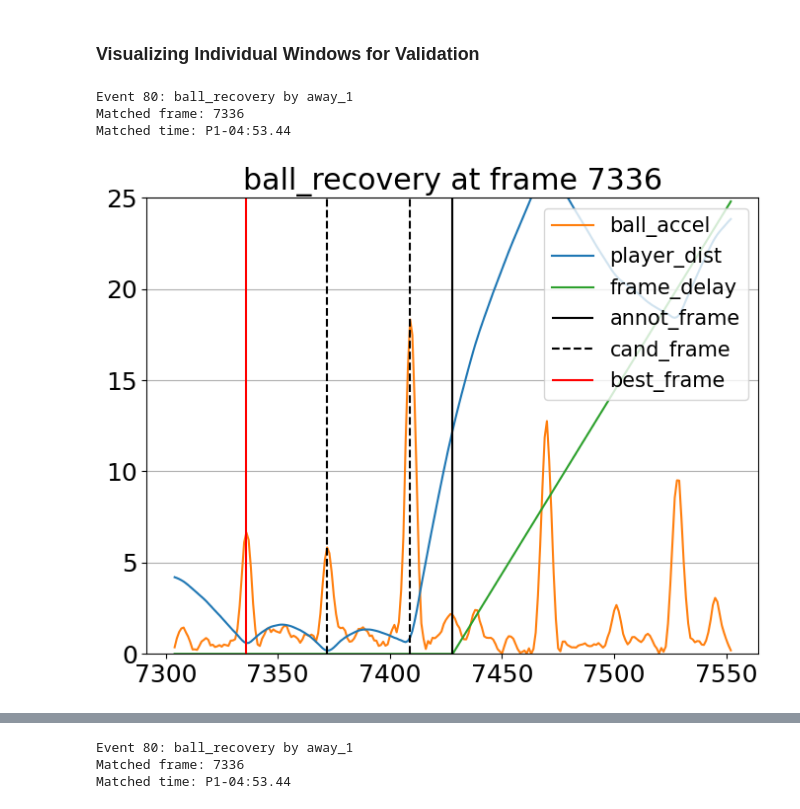
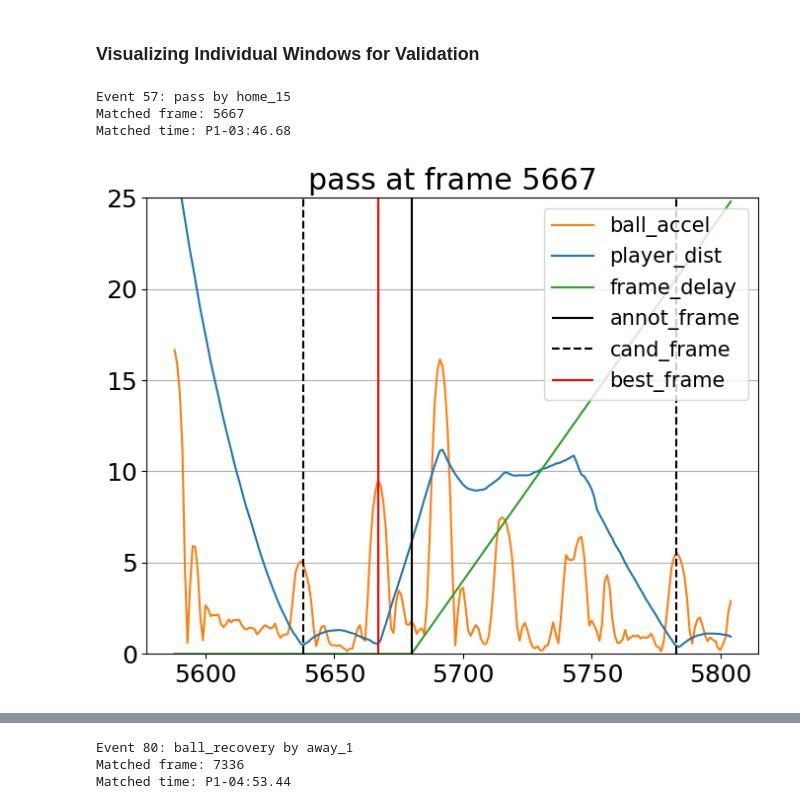
Before and after one commit to hyunsungkim-ds/elastic, a Jupyter notebook: tutorial.ipynb, the cells around one changed output, grey strips where cells are left out. Saved outputs shown, nothing was run; the diff lists cells and outputs as text; code cells hidden in the pictures.

```diff
--- a/tutorial.ipynb
+++ b/tutorial.ipynb
@@ -31,32 +36,32 @@ events = find_spadl_event_types(events)
 events[events["spadl_type"].isna()]["action_type"].value_counts()
 
 trace_files = np.sort([f for f in os.listdir(config.TRACKING_DIR) if f.endswith(".parquet")])
-game_id = trace_files[file_idx].split(".")[0]
+match_id = trace_files[file_idx].split(".")[0]
 
 lineups = pd.read_parquet(config.LINEUP_PATH)
-game_lineup = lineups.loc[lineups["stats_perform_match_id"] == game_id].set_index("player_id")
-game_events = events[
-    (events["stats_perform_match_id"] == game_id)
+match_lineup = lineups.loc[lineups["stats_perform_match_id"] == match_id].set_index("player_id")
+match_events = events[
+    (events["stats_perform_match_id"] == match_id)
     & (events["spadl_type"].notna())
     & (events["player_id"].notna())
 ].copy()
-traces = pd.read_parquet(f"{config.TRACKING_DIR}/{game_id}.parquet")
+match_tracking = pd.read_parquet(f"{config.TRACKING_DIR}/{match_id}.parquet")
 
-proc = Preprocessor(game_lineup, game_events, traces)
-input_traces = proc.format_traces_for_syncer()
-input_events = proc.format_events_for_syncer()
+match = StatsPerformData(match_lineup, match_events, match_tracking)
+input_events = match.format_events_for_syncer()
+input_tracking = match.format_tracking_for_syncer()
 # %% [markdown]
 ### Data Sychronization
 # %%
-syncer = ELASTIC(input_events, input_traces)
+syncer = ELASTIC(input_events, input_tracking)
 syncer.run()
 # %% [markdown]
 ### Visualizing Individual Windows for Validation
 # %%
 # pass-like event
-syncer.plot_window_features(80)
+syncer.plot_window_features(57)
 # %% [output]
-Event 80: ball_recovery by away_1
-Matched frame: 7336
-Matched time: P1-04:53.44
+Event 57: pass by home_15
+Matched frame: 5667
+Matched time: P1-03:46.68
-[figure, old version]
+[figure, new version]
```
Also changed, not shown: parts of 4 cells of this notebook, 6 other files.
